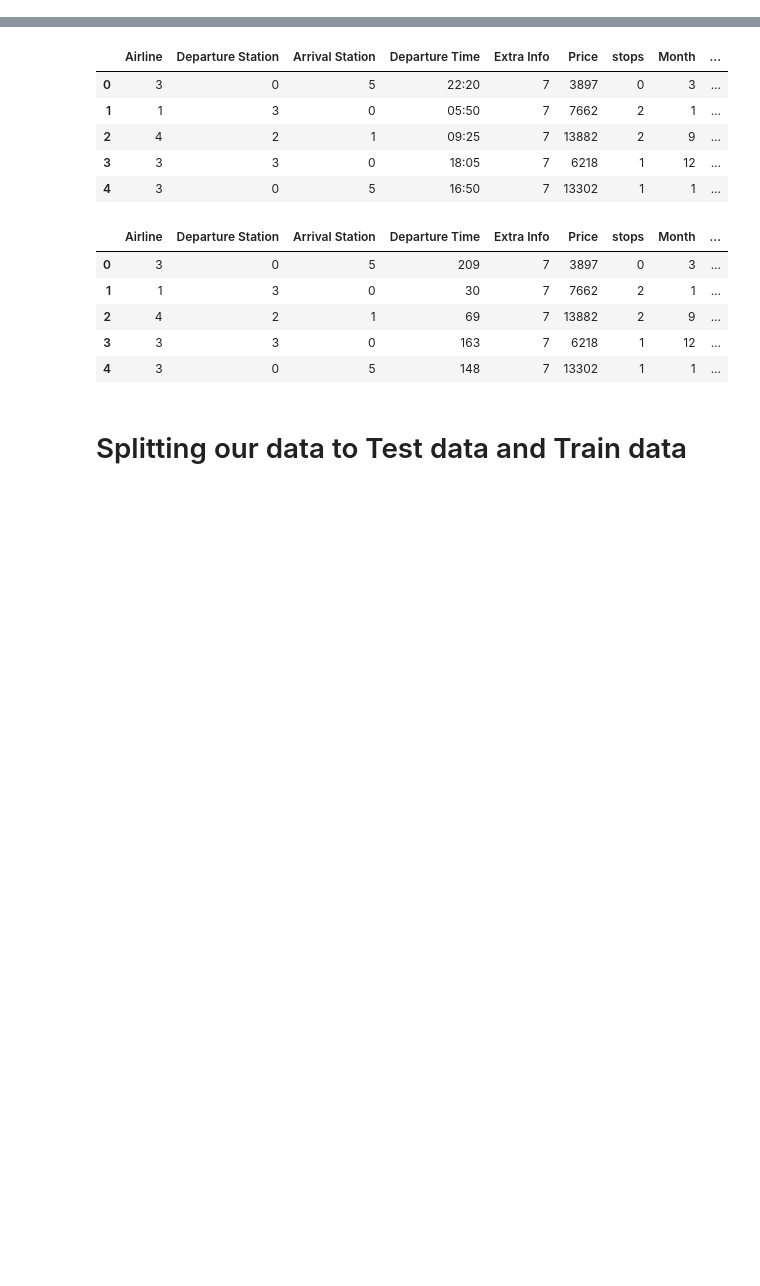
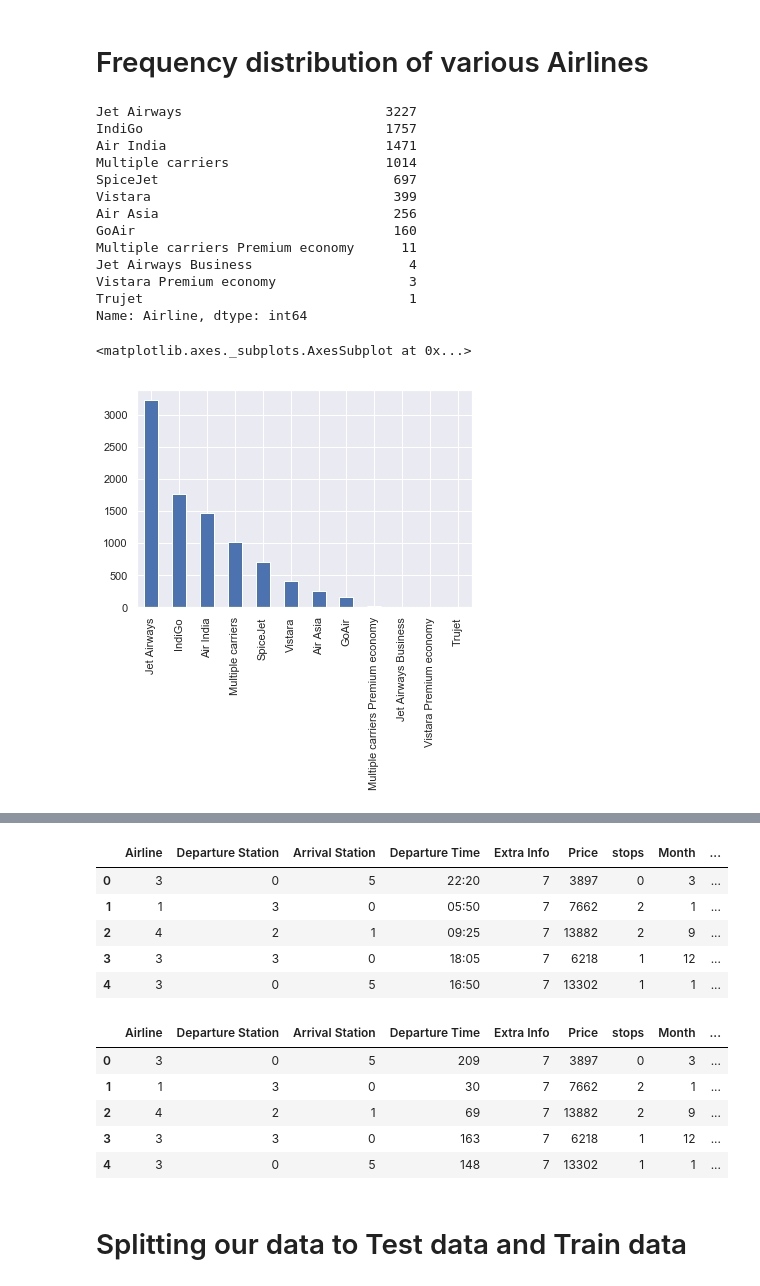
Before and after one commit to rampratapa1819/Machine-Learning, a Jupyter notebook: Flight-Prices-prediction.ipynb, the cells around one changed output, grey strips where cells are left out. Saved outputs shown, nothing was run; the diff lists cells and outputs as text; code cells hidden in the pictures; blank space fills up the shorter version.

```diff
--- a/Flight-Prices-prediction.ipynb
+++ b/Flight-Prices-prediction.ipynb
@@ -56,0 +104,22 @@ data.head()
+# %% [markdown]
+# Frequency distribution of various Airlines
+# %%
+carrier_count = data["Airline"].value_counts()
+print(carrier_count)
+data['Airline'].value_counts().plot('bar')
+# %% [output]
+Jet Airways                          3227
+IndiGo                               1757
+Air India                            1471
+Multiple carriers                    1014
+SpiceJet                              697
+Vistara                               399
+Air Asia                              256
+GoAir                                 160
+Multiple carriers Premium economy      11
+Jet Airways Business                    4
+Vistara Premium economy                 3
+Trujet                                  1
+Name: Airline, dtype: int64
+<matplotlib.axes._subplots.AxesSubplot at 0x...>
+[figure, added]
```
Also changed, not shown: parts of 44 cells of this notebook.
